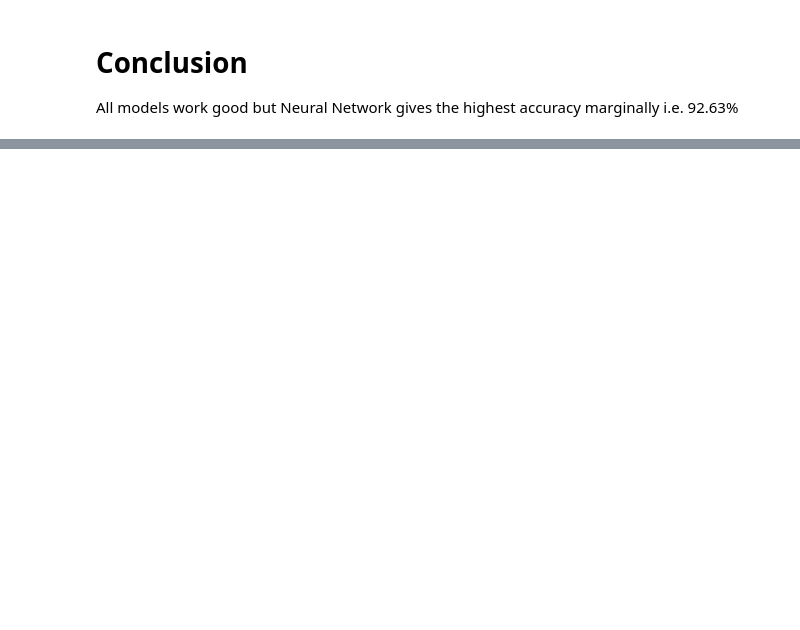
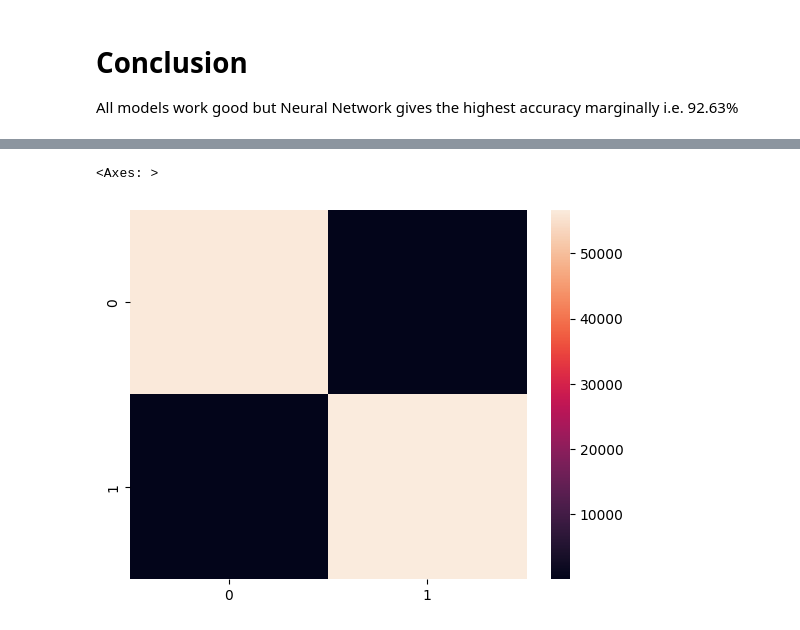
Before and after one commit to vivek9941/Credit-Card-Fraud-Detection, a Jupyter notebook: Updated Credit Card Fraud Detection.ipynb, the cells around one changed output, grey strips where cells are left out. Cells and saved outputs as stored; diff of their text form; code cells hidden in the pictures; blank space fills up the shorter version.

```diff
--- a/Updated Credit Card Fraud Detection.ipynb
+++ b/Updated Credit Card Fraud Detection.ipynb
@@ -416,3 +351,8 @@ Accuracy by Neural Network : 99.80494607332615%
+# %%
+sns.heatmap(confusion_matrix(Y_test, Y_nn))
+# %% [output]
+<Axes: >
+[figure, added]
 # %%
 print(f"Confusion Matrix for Logistic Regression : \n {confusion_matrix(Y_test, Y_lr)}")
 print(f"Confusion Matrix for Decision Tree Classifier : \n {confusion_matrix(Y_test, Y_dtc)}")
```
Also changed, not shown: parts of 28 cells of this notebook.
